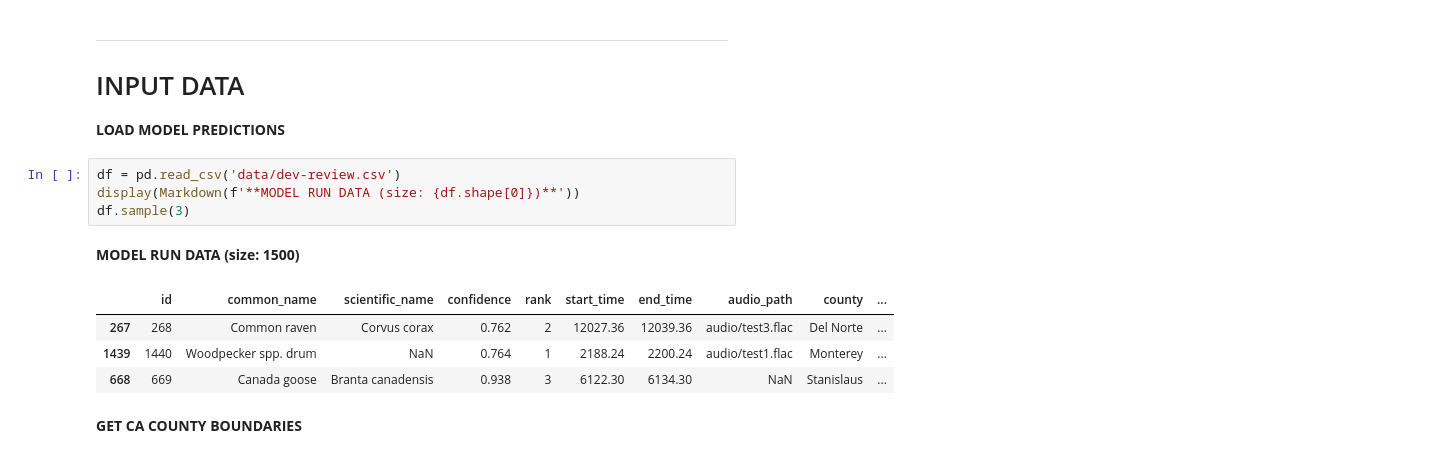
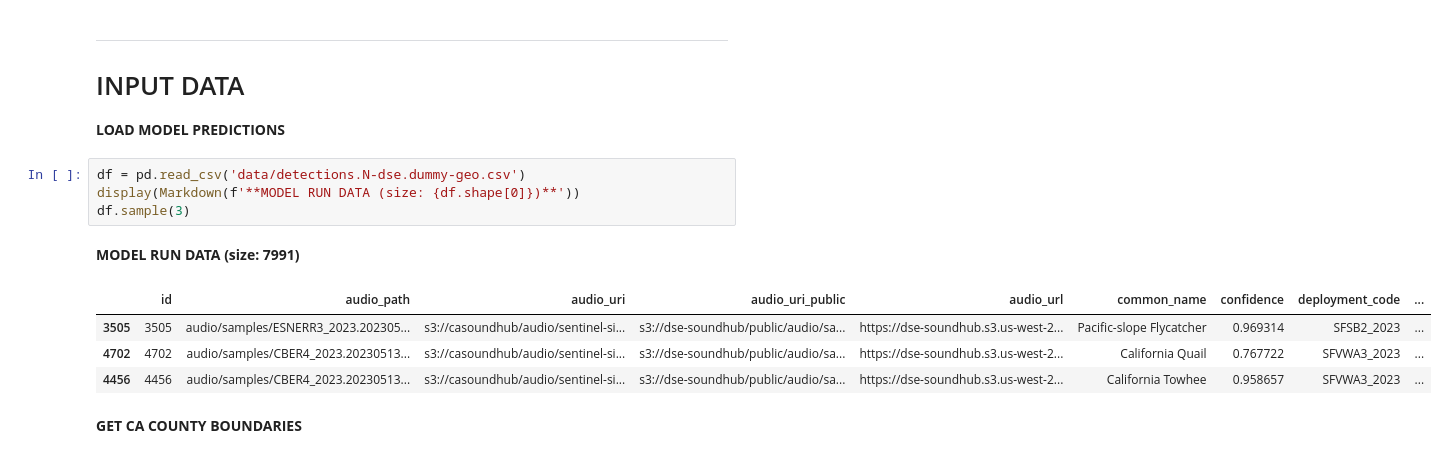
Before and after one commit to SchmidtDSE/jupyter_bioacoustic_demo, a Jupyter notebook: geo-analysis-example.ipynb, the cells around one changed output. Drawn from its saved outputs; the diff is of its cells as text.

```diff
--- a/geo-analysis-example.ipynb
+++ b/geo-analysis-example.ipynb
@@ -15,15 +15,15 @@ import requests
 
 **LOAD MODEL PREDICTIONS**
 # %%
-df = pd.read_csv('data/dev-review.csv')
+df = pd.read_csv('data/detections.N-dse.dummy-geo.csv')
 display(Markdown(f'**MODEL RUN DATA (size: {df.shape[0]})**'))
 df.sample(3)
 # %% [output]
-**MODEL RUN DATA (size: 1500)**
+**MODEL RUN DATA (size: 7991)**
-|  | id | common_name | scientific_name | confidence | rank | start_time | end_time | audio_path | county | ... |
-| 267 | 268 | Common raven | Corvus corax | 0.762 | 2 | 12027.36 | 12039.36 | audio/test3.flac | Del Norte | ... |
-| 1439 | 1440 | Woodpecker spp. drum | NaN | 0.764 | 1 | 2188.24 | 2200.24 | audio/test1.flac | Monterey | ... |
-| 668 | 669 | Canada goose | Branta canadensis | 0.938 | 3 | 6122.30 | 6134.30 | NaN | Stanislaus | ... |
+|  | id | audio_path | audio_uri | audio_uri_public | audio_url | common_name | confidence | deployment_code | ... |
+| 3505 | 3505 | audio/samples/ESNERR3_2023.202305... | s3://casoundhub/audio/sentinel-si... | s3://dse-soundhub/public/audio/sa... | https://dse-soundhub.s3.us-west-2... | Pacific-slope Flycatcher | 0.969314 | SFSB2_2023 | ... |
+| 4702 | 4702 | audio/samples/CBER4_2023.20230513... | s3://casoundhub/audio/sentinel-si... | s3://dse-soundhub/public/audio/sa... | https://dse-soundhub.s3.us-west-2... | California Quail | 0.767722 | SFVWA3_2023 | ... |
+| 4456 | 4456 | audio/samples/CBER4_2023.20230513... | s3://casoundhub/audio/sentinel-si... | s3://dse-soundhub/public/audio/sa... | https://dse-soundhub.s3.us-west-2... | California Towhee | 0.958657 | SFVWA3_2023 | ... |
 # %% [markdown]
 **GET CA COUNTY BOUNDARIES**
 # %%
```
Also changed, not shown: parts of 8 cells of this notebook, 14 other files.
